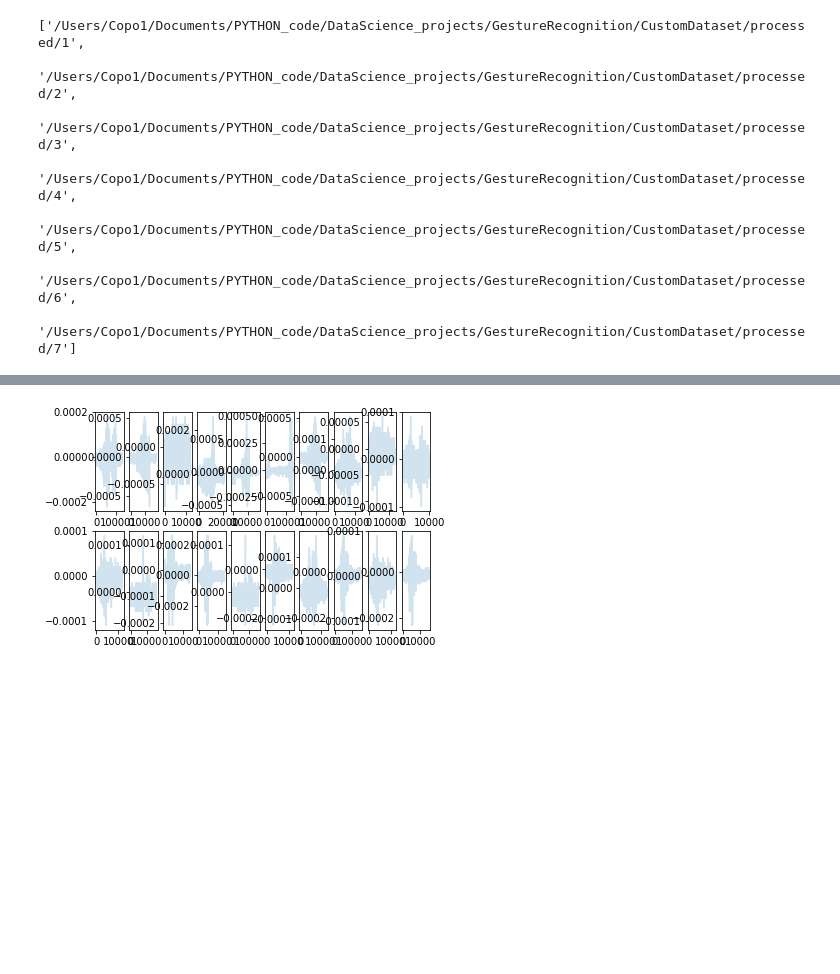
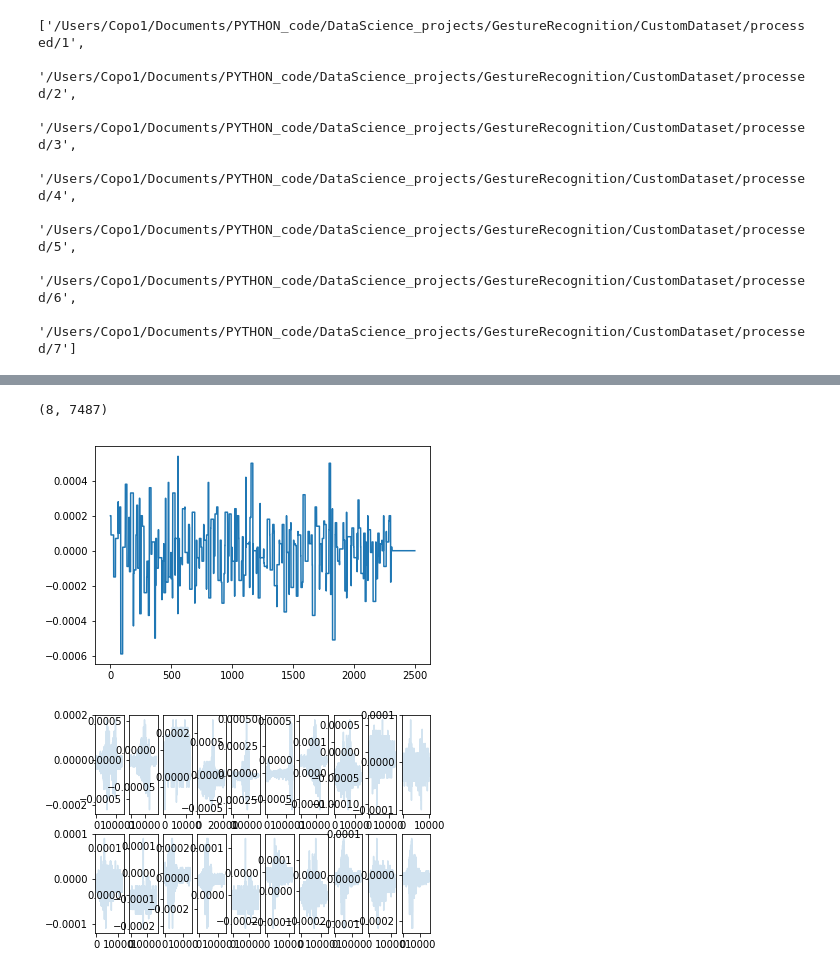
Before and after one commit to jacosol/GestureRecognition_MYO, a Jupyter notebook: IpythonNotebooks/DatasetHandsOn.ipynb, the cells around one changed output, grey strips where cells are left out. Drawn from its saved outputs; the diff is of its cells as text; code cells hidden in the pictures; blank space fills up the shorter version.

Commit message:
created DatasetMYO class and tested DataLoader

```diff
--- a/IpythonNotebooks/DatasetHandsOn.ipynb
+++ b/IpythonNotebooks/DatasetHandsOn.ipynb
@@ -333,0 +292,4 @@ no label = 7
+# %%
+files = [y for x in os.walk(processed_ds_path)
+                        for y in glob.glob(os.path.join(x[0], '*.npy'))]
+files[0].split('_')[-2][-1]
@@ -333,0 +298,29 @@ no label = 7
+# %%
+# our custom Dataset class
+from torch.utils.data import Dataset, DataLoader
+
+class DatasetMYO(Dataset):
+
+    def __init__(self,datapath,sample_len=2500):
+        self.sample_len = sample_len
+        self.path = datapath
+        self.files = [y for x in os.walk(self.path)
+                        for y in glob.glob(os.path.join(x[0], '*.npy'))]
+        self.len = len(files)
+
+    def __getitem__(self, index):
+        sample = np.load(self.files[index])
+        label = files[index].split('_')[-2][-1]
+        if len(sample) < 2500:
+            #pad with zeros if the length is smaller than 2500
+            sample = np.array([np.pad(channel,(0,self.sample_len - len(channel)),'constant') for channel in sample])
+        return(sample, label)
+
+
+    def __len__(self):
+        return self.len
+# %%
+DSMYO = DatasetMYO(processed_ds_path)
+dl = DataLoader(DSMYO, batch_size = 15, shuffle=True)
+# %%
+sample, label = next(iter(dl))
@@ -334,3 +345,12 @@ no label = 7
+# %%
+np.array([np.pad(channel,(0,2500 - len(sample)),'constant') for channel in sample[0]]).shape
+# %% [output]
+(8, 7487)
+# %%
+plt.plot(sample.numpy()[1][2])
+plt.show()
+# %% [output]
+[figure, added]
 # %%
 # experiments to see what kind of features the data presents
 labels = [1,2,3,4,5,6]
```
Also changed, not shown: parts of 20 cells of this notebook.
